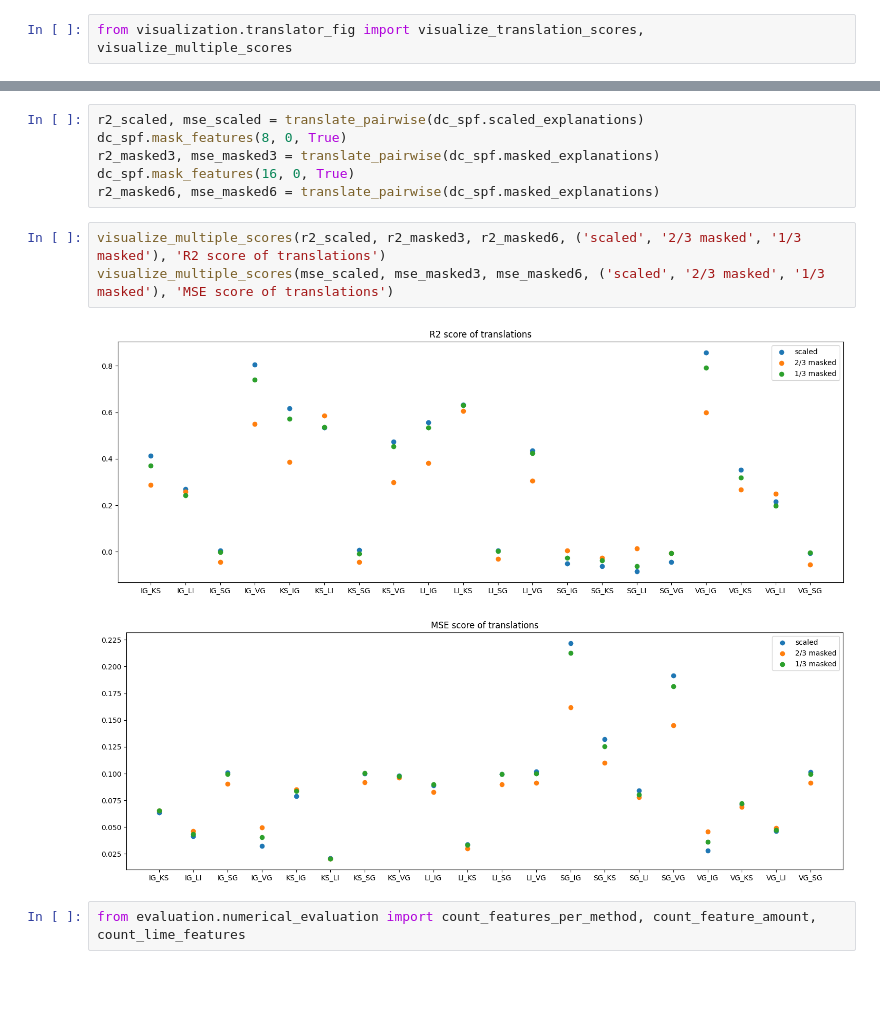
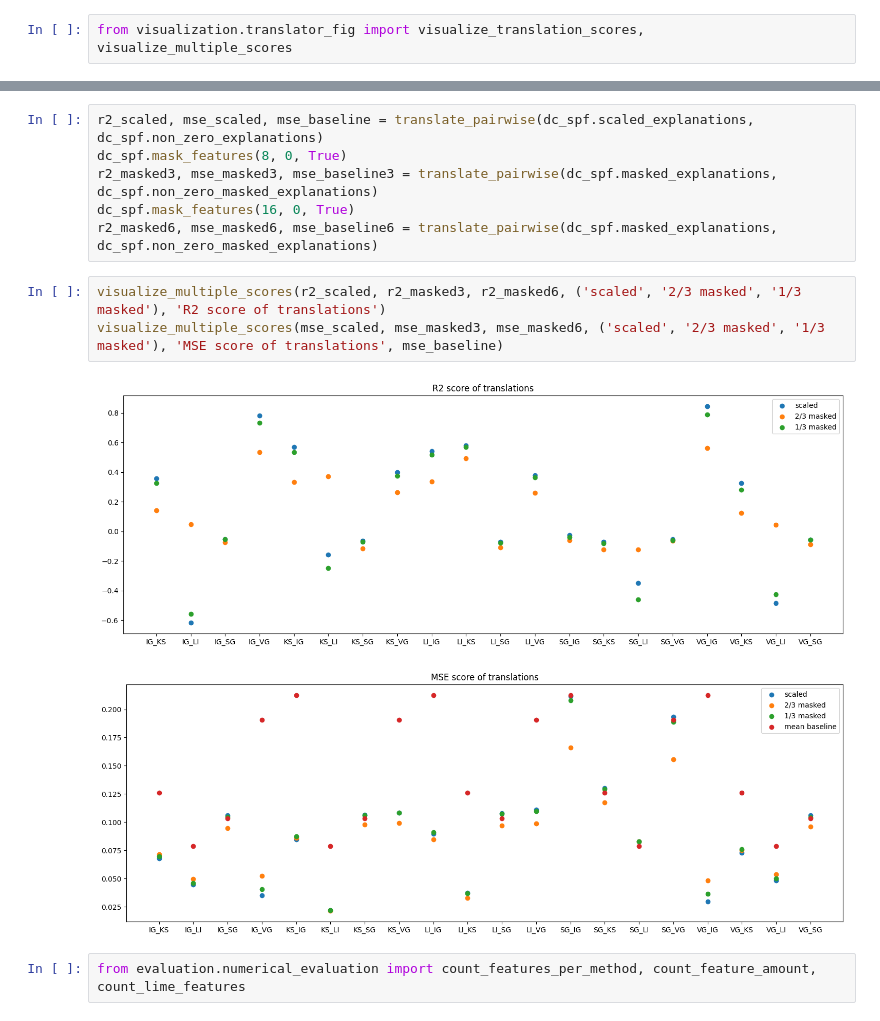
Before and after one commit to ekunigk/BA_Disagreement_Problem, a Jupyter notebook: tests.ipynb, the cells around one changed output, grey strips where cells are left out. Cells and saved outputs as stored; diff of their text form; blank space fills up the shorter version.

Commit message:
numerical evaluations + linear translation updates

```diff
--- a/tests.ipynb
+++ b/tests.ipynb
@@ -82,15 +150,15 @@ dc_spf = DataCollector('spf')
 # %%
-r2_scaled, mse_scaled = translate_pairwise(dc_spf.scaled_explanations)
+r2_scaled, mse_scaled, mse_baseline = translate_pairwise(dc_spf.scaled_explanations, dc_spf.non_zero_explanations)
 dc_spf.mask_features(8, 0, True)
-r2_masked3, mse_masked3 = translate_pairwise(dc_spf.masked_explanations)
+r2_masked3, mse_masked3, mse_baseline3 = translate_pairwise(dc_spf.masked_explanations, dc_spf.non_zero_masked_explanations)
 dc_spf.mask_features(16, 0, True)
-r2_masked6, mse_masked6 = translate_pairwise(dc_spf.masked_explanations)
+r2_masked6, mse_masked6, mse_baseline6 = translate_pairwise(dc_spf.masked_explanations, dc_spf.non_zero_masked_explanations)
 # %%
 visualize_multiple_scores(r2_scaled, r2_masked3, r2_masked6, ('scaled', '2/3 masked', '1/3 masked'), 'R2 score of translations')
-visualize_multiple_scores(mse_scaled, mse_masked3, mse_masked6, ('scaled', '2/3 masked', '1/3 masked'), 'MSE score of translations')
+visualize_multiple_scores(mse_scaled, mse_masked3, mse_masked6, ('scaled', '2/3 masked', '1/3 masked'), 'MSE score of translations', mse_baseline)
 # %% [output]
-[figure, old version]
+[figure, new version]
-[figure, old version]
+[figure, new version]
 # %%
 from evaluation.numerical_evaluation import count_features_per_method, count_feature_amount, count_lime_features
 # %%
```
Also changed, not shown: parts of 36 cells of this notebook, 5 other files.
